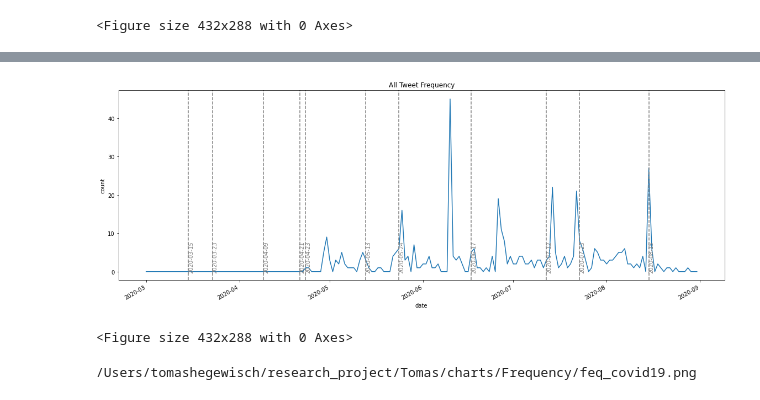
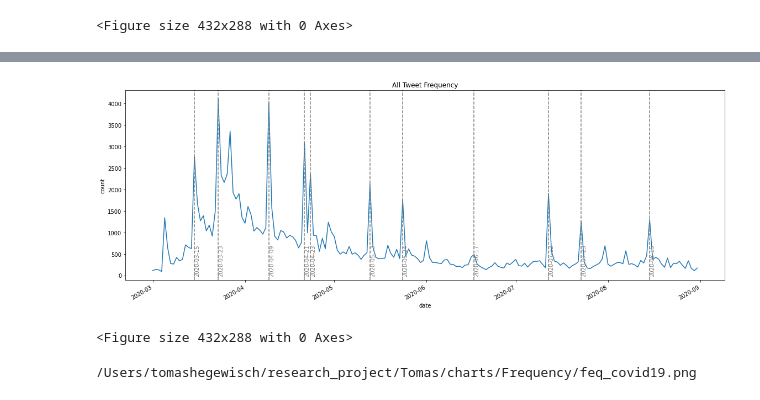
Before and after one commit to tomashege/research_project, a Jupyter notebook: Tomas/notebooks/tweet_analysis.ipynb, the cells around one changed output, grey strips where cells are left out. Saved outputs shown, nothing was run; the diff lists cells and outputs as text; code cells hidden in the pictures.

```diff
--- a/Tomas/notebooks/tweet_analysis.ipynb
+++ b/Tomas/notebooks/tweet_analysis.ipynb
@@ -190,11 +190,6 @@ def hashtags(hashtag):
     for i in pres_speaks_dates:
         plt.axvline(i, c='grey', ls = "--")
         plt.text(i,1,i,rotation=90, c = "grey")
-#     sns.lineplot(x='Date',
-#                  y='Polarity',
-#                  hue='Key',
-#                  data=pd.melt(display_df_average,
-#                               ['date']).rename(columns={"value": "Polarity","variable":"Key", "date":"Date"})).set_title("The Sentiment for of Topic: "+key_word).get_figure().autofmt_xdate()
     plt.tight_layout()
     plt.savefig("/Users/tomashegewisch/research_project/Tomas/charts/hastag_sentiment/hastag_Sentiment_"+hashtag+"_AllMonths.png")
     plt.show()
@@ -212,7 +207,9 @@ list_of_hastages_to_process = ['covid19',
 'coronavirussa',
 'covid_19',
 'lockdownsouthafrica',
-'government']
+'government',
+'cigaretteban',
+'alcoholban']
 
 # list_of_hastages_to_process = ['southafrica']
 for i in list_of_hastages_to_process:
@@ -316,35 +245,35 @@ def build_dt(df):
         yield date, sum(df['date'] == date.strftime("%Y-%m-%d"))
 
 #post_feq = tweets.groupby('date', as_index=False).size()
-post_feq = pd.DataFrame(build_dt(tweets[tweets['hashtags'].apply(lambda x: 'cigaretteban' in x)]), columns=['date', 'count'])
+post_feq = pd.DataFrame(build_dt(tweets[tweets['hashtags'].apply(lambda x: True)]), columns=['date', 'count'])
 
 plt.figure(figsize=(16, 6))
 sns.lineplot(x='date',
                  y='count',
                  data=post_feq).set_title("All Tweet Frequency").get_figure().autofmt_xdate()
 pres_speaks_dates =[
 '2020-03-15',
 '2020-03-23',
 '2020-04-09',
 '2020-04-21',
 '2020-04-23',
 '2020-05-13',
 '2020-05-24',
 '2020-06-17',
 '2020-07-12',
 '2020-07-23',
 '2020-08-15']
 
 for i in pres_speaks_dates:
     plt.axvline(i, c='grey', ls = "--")
     plt.text(i,0,i,rotation=90, c = "grey")
 
 plt.tight_layout()
 plt.show()
 plt.savefig("/Users/tomashegewisch/research_project/Tomas/charts/Frequency/all_tweet_frequency.png")
 plt.clf()
 # %% [output]
-[figure, old version]
+[figure, new version]
 <Figure size 432x288 with 0 Axes>
 # %%
 # covid theamed hastages
```
Also changed, not shown: parts of 6 cells of this notebook, 16 other files.
